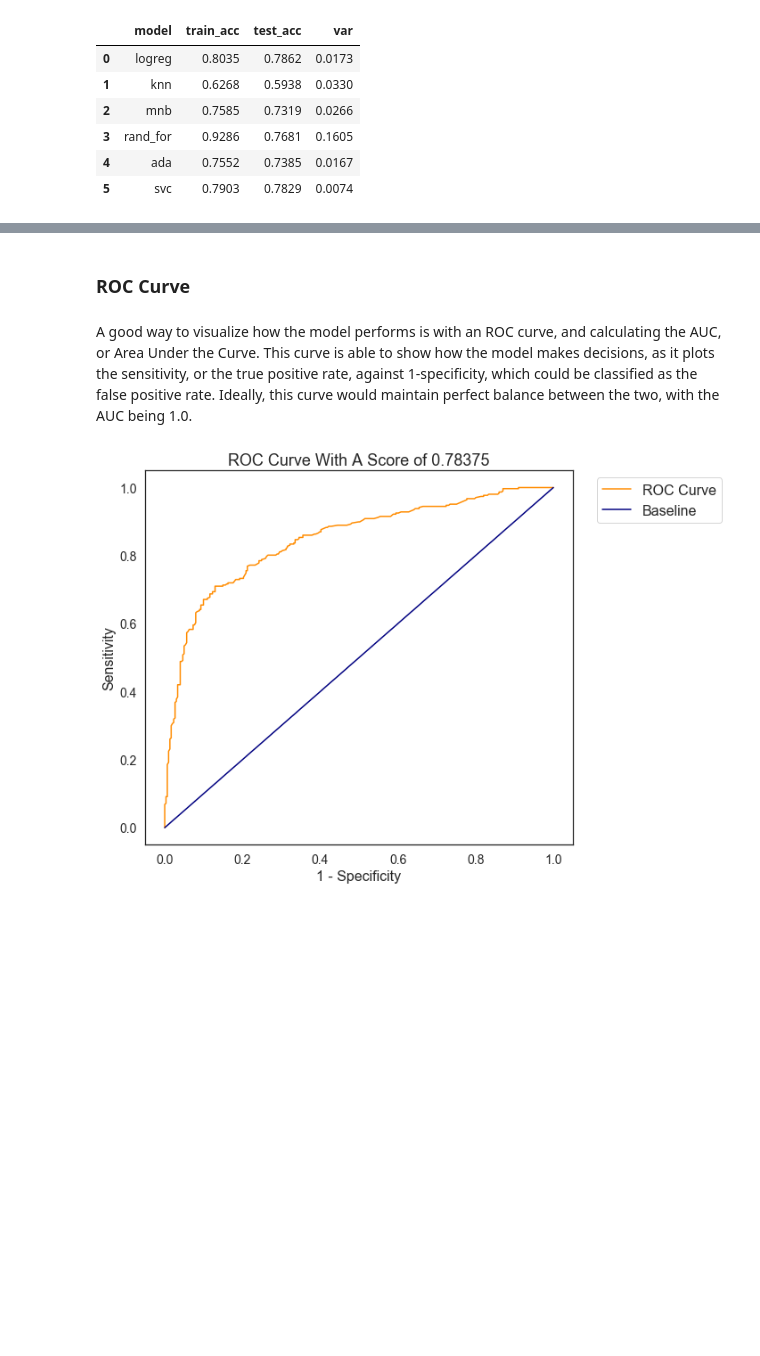
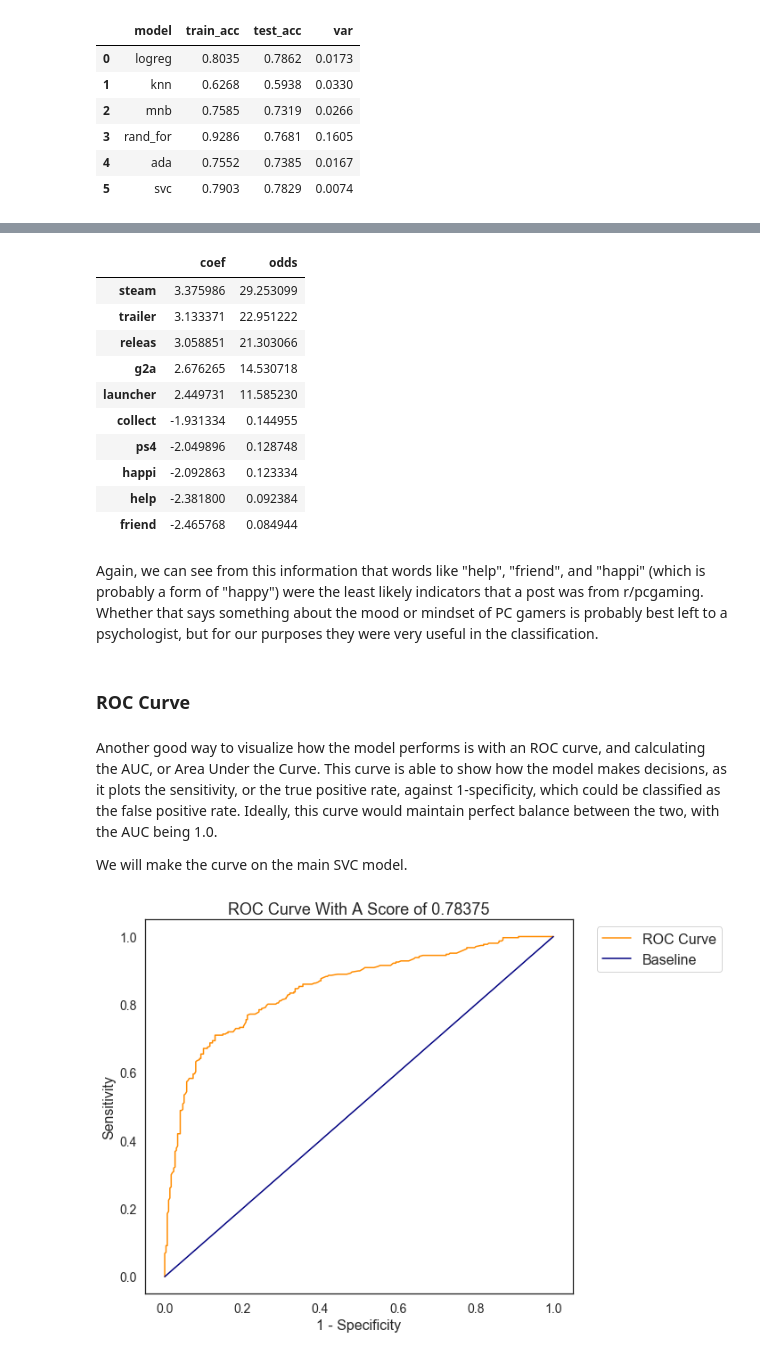
Before and after one commit to ondovj/reddit_classification, a Jupyter notebook: Code/2-cleaning_through_conclusions.ipynb, the cells around one changed output, grey strips where cells are left out. Drawn from its saved outputs; the diff is of its cells as text; code cells hidden in the pictures; blank space fills up the shorter version.

```diff
--- a/Code/2-cleaning_through_conclusions.ipynb
+++ b/Code/2-cleaning_through_conclusions.ipynb
@@ -854,7 +904,26 @@ Because of these metrics points, it appears to be the best balanced of all the m
+# %%
+lr_coef_odds["odds"] = lr_coef_odds.apply(lambda x: np.exp(x))
+lr_coef_odds
+# %% [output]
+|  | coef | odds |
+| steam | 3.375986 | 29.253099 |
+| trailer | 3.133371 | 22.951222 |
+| releas | 3.058851 | 21.303066 |
+| g2a | 2.676265 | 14.530718 |
+| launcher | 2.449731 | 11.585230 |
+| collect | -1.931334 | 0.144955 |
+| ps4 | -2.049896 | 0.128748 |
+| happi | -2.092863 | 0.123334 |
+| help | -2.381800 | 0.092384 |
+| friend | -2.465768 | 0.084944 |
+# %% [markdown]
+Again, we can see from this information that words like "help", "friend", and "happi" (which is probably a form of "happy") were the least likely indicators that a post was from r/pcgaming. Whether that says something about the mood or mindset of PC gamers is probably best left to a psychologist, but for our purposes they were very useful in the classification.
 # %% [markdown]
 ### ROC Curve
 # %% [markdown]
-A good way to visualize how the model performs is with an ROC curve, and calculating the AUC, or Area Under the Curve. This curve is able to show how the model makes decisions, as it plots the sensitivity, or the true positive rate, against 1-specificity, which could be classified as the false positive rate. Ideally, this curve would maintain perfect balance between the two, with the AUC being 1.0.
+Another good way to visualize how the model performs is with an ROC curve, and calculating the AUC, or Area Under the Curve. This curve is able to show how the model makes decisions, as it plots the sensitivity, or the true positive rate, against 1-specificity, which could be classified as the false positive rate. Ideally, this curve would maintain perfect balance between the two, with the AUC being 1.0.
+
+We will make the curve on the main SVC model.
 # %%
 # making standalone svc model and preds
 svc = SVC(random_state=42, C=0.25, kernel="linear", probability=True)
```
Also changed, not shown: parts of 18 cells of this notebook, 1 other file.
